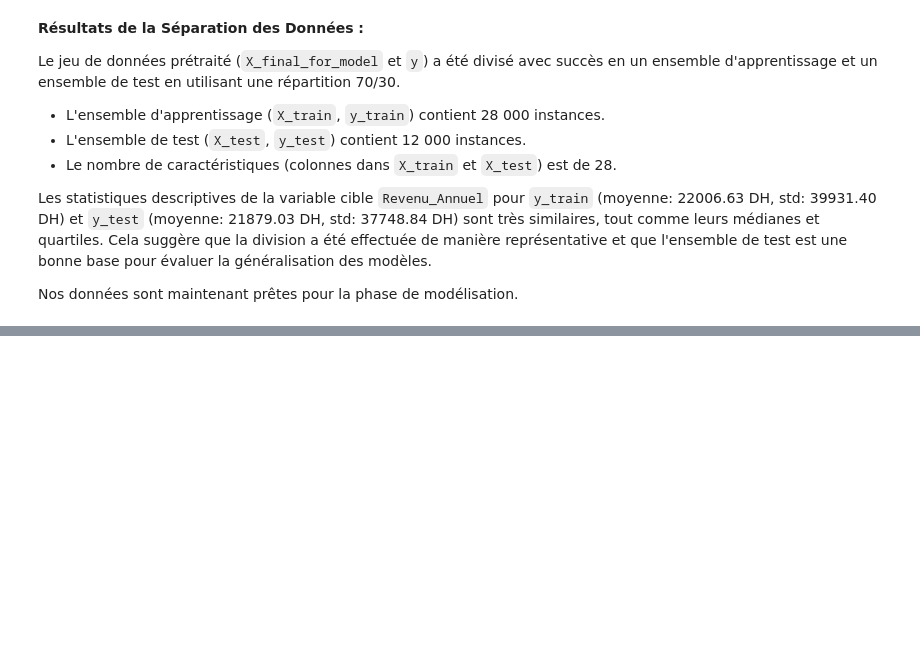
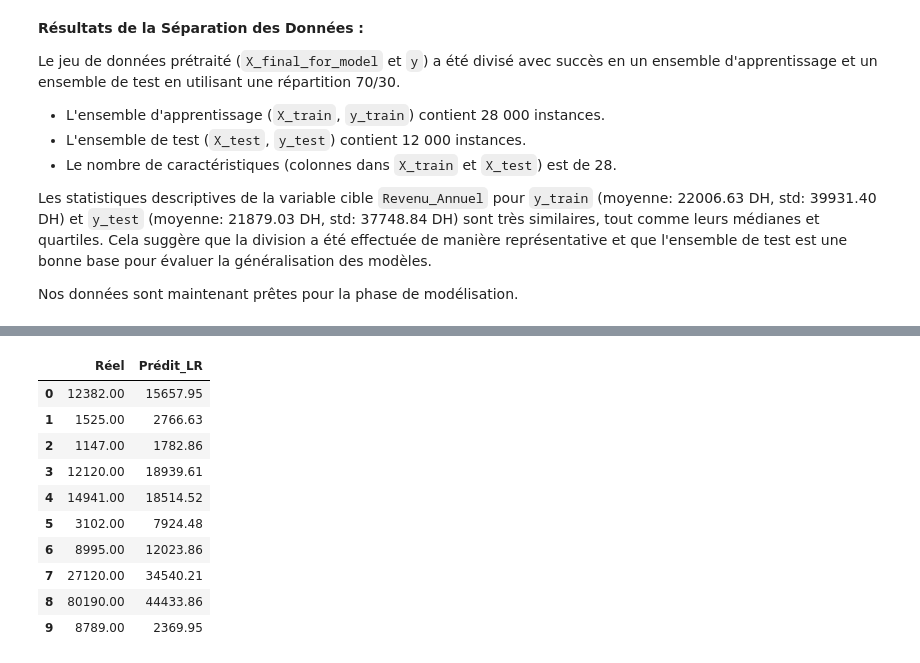
Before and after one commit to elnassim/ProjectML, a Jupyter notebook: mini_projet_AI.ipynb, the cells around one changed output, grey strips where cells are left out. Saved outputs shown, nothing was run; the diff lists cells and outputs as text; code cells hidden in the pictures; blank space fills up the shorter version.

Commit message:
feat: modèle de Régression Linéaire

```diff
--- a/mini_projet_AI.ipynb
+++ b/mini_projet_AI.ipynb
@@ -1173,0 +1163,60 @@ Les données prétraitées ont été sauvegardées avec succès dans : 'dataset_
+# %%
+# ...existing code...
+# CELLULE SUIVANTE (après la cellule 960579d1)
+
+from sklearn.linear_model import LinearRegression
+from sklearn.metrics import mean_squared_error, mean_absolute_error, r2_score
+import numpy as np
+import pandas as pd
+
+# S'assurer que les variables X_train, X_test, y_train_transformed, y_test sont disponibles
+if 'X_train' in locals() and 'X_test' in locals() and \
+   'y_train_transformed' in locals() and 'y_test' in locals():
+
+    print("--- Entraînement du Modèle de Régression Linéaire ---")
+
+    # 1. Initialisation du modèle
+    linear_model = LinearRegression()
+
+    # 2. Entraînement du modèle sur les données d'entraînement transformées
+    print("Entraînement en cours...")
+    linear_model.fit(X_train, y_train_transformed)
+    print("Entraînement terminé.")
+
+    # 3. Prédictions sur l'ensemble de test (les prédictions seront sur l'échelle log)
+    predictions_log_lr = linear_model.predict(X_test)
+
+    # 4. Transformation inverse des prédictions pour les ramener à l'échelle originale
+    # np.expm1 est l'inverse de np.log1p
+    predictions_lr = np.expm1(predictions_log_lr)
+
+    # Optionnel : Certaines prédictions pourraient être négatives après expm1 si les valeurs log étaient très petites.
+    # On peut les forcer à 0 ou à une petite valeur positive si le revenu ne peut être négatif.
+    predictions_lr[predictions_lr < 0] = 0
+
+    print("\n--- Évaluation du Modèle de Régression Linéaire ---")
+
+    # 5. Calcul des métriques d'évaluation
+    # Comparaison entre y_test (valeurs réelles originales) et predictions_lr (valeurs prédites originales)
+    mae_lr = mean_absolute_error(y_test, predictions_lr)
+    rmse_lr = np.sqrt(mean_squared_error(y_test, predictions_lr)) # RMSE
+    r2_lr = r2_score(y_test, predictions_lr)
+
+    print(f"MAE (Mean Absolute Error): {mae_lr:.2f} DH")
+    print(f"RMSE (Root Mean Squared Error): {rmse_lr:.2f} DH")
+    print(f"R² (Coefficient de détermination): {r2_lr:.4f}")
+
+    # Affichage de quelques prédictions vs valeurs réelles
+    print("\n--- Aperçu des Prédictions vs Valeurs Réelles (Échelle Originale) ---")
+    df_predictions_lr = pd.DataFrame({'Réel': y_test.values, 'Prédit_LR': predictions_lr})
+    display(df_predictions_lr.head(10))
+
+    # Stocker les performances pour comparaison future
+    if 'model_performance' not in locals():
+        model_performance = {}
+    model_performance['Linear Regression'] = {'MAE': mae_lr, 'RMSE': rmse_lr, 'R2': r2_lr}
+
+else:
+    print("ERREUR : Les ensembles de données X_train, X_test, y_train_transformed ou y_test ne sont pas définis.")
+    print("Veuillez exécuter les cellules précédentes pour la séparation des données et la transformation de y.")
+# %% [output]
@@ -1173,0 +1233,11 @@ Les données prétraitées ont été sauvegardées avec succès dans : 'dataset_
+|  | Réel | Prédit_LR |
+| 0 | 12382.00 | 15657.95 |
+| 1 | 1525.00 | 2766.63 |
+| 2 | 1147.00 | 1782.86 |
+| 3 | 12120.00 | 18939.61 |
+| 4 | 14941.00 | 18514.52 |
+| 5 | 3102.00 | 7924.48 |
+| 6 | 8995.00 | 12023.86 |
+| 7 | 27120.00 | 34540.21 |
+| 8 | 80190.00 | 44433.86 |
+| 9 | 8789.00 | 2369.95 |
```
Also changed, not shown: parts of 6 cells of this notebook, 9 other files.
